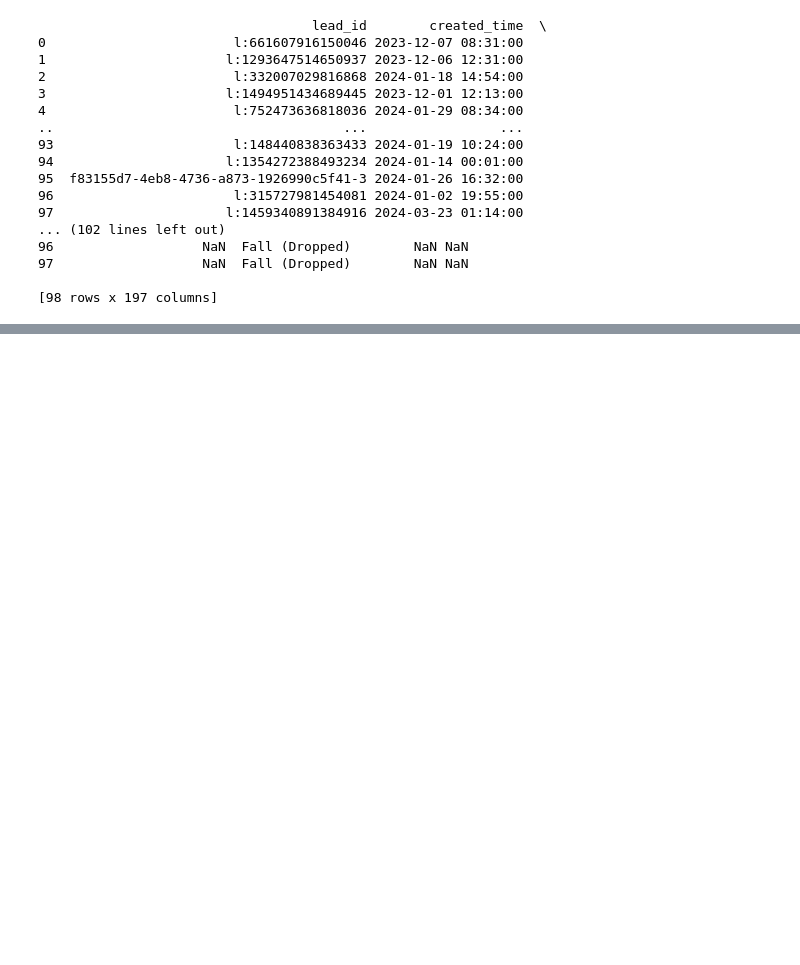
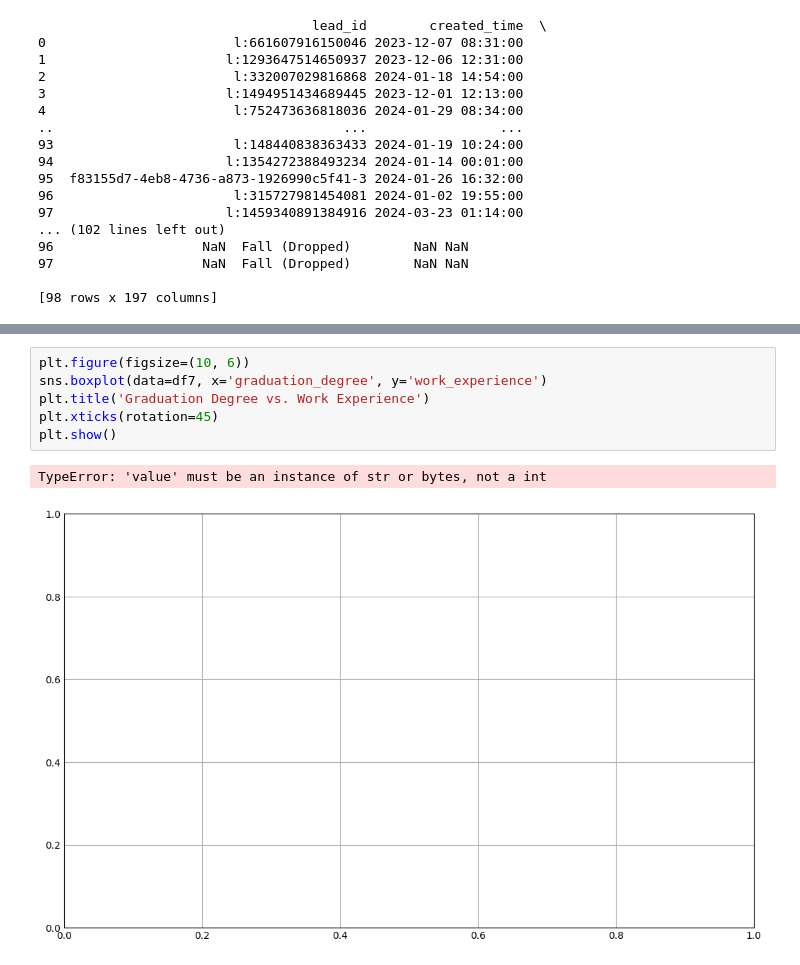
Before and after one commit to Pramuuu/Futurense_ML, a Jupyter notebook: 11_08_2024_more_combined_and_specified.ipynb, the cells around one changed output, grey strips where cells are left out. Saved outputs shown, nothing was run; the diff lists cells and outputs as text; blank space fills up the shorter version.

```diff
--- a/11_08_2024_more_combined_and_specified.ipynb
+++ b/11_08_2024_more_combined_and_specified.ipynb
@@ -213,0 +255,9 @@ print(final_df)
+# %%
+plt.figure(figsize=(10, 6))
+sns.boxplot(data=df7, x='graduation_degree', y='work_experience')
+plt.title('Graduation Degree vs. Work Experience')
+plt.xticks(rotation=45)
+plt.show()
+# %% [output]
+TypeError: 'value' must be an instance of str or bytes, not a int
+[figure, added]
```
Also changed, not shown: parts of 32 cells of this notebook.
